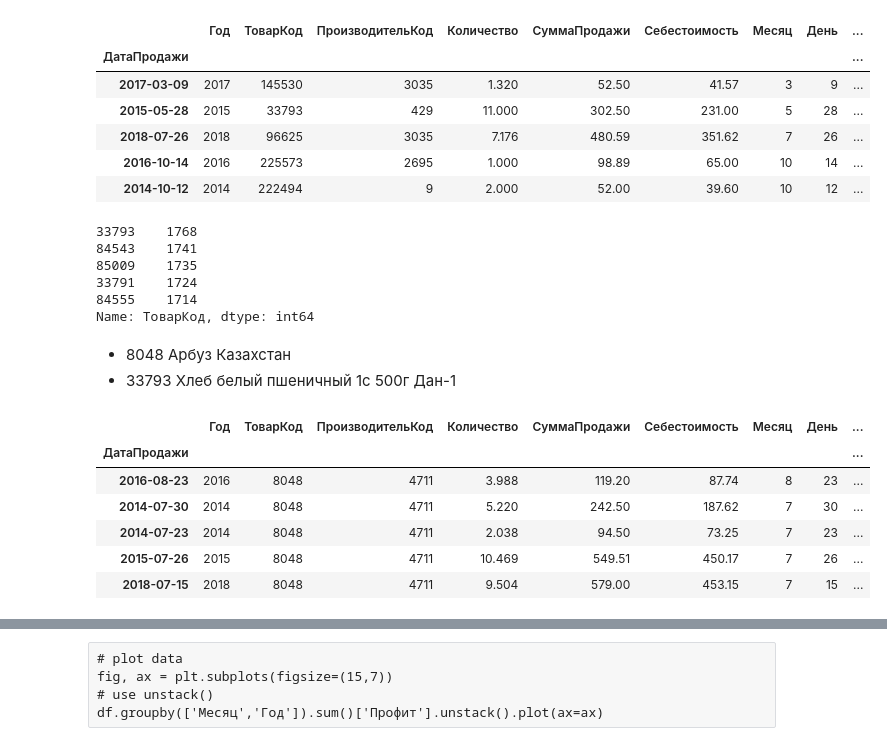
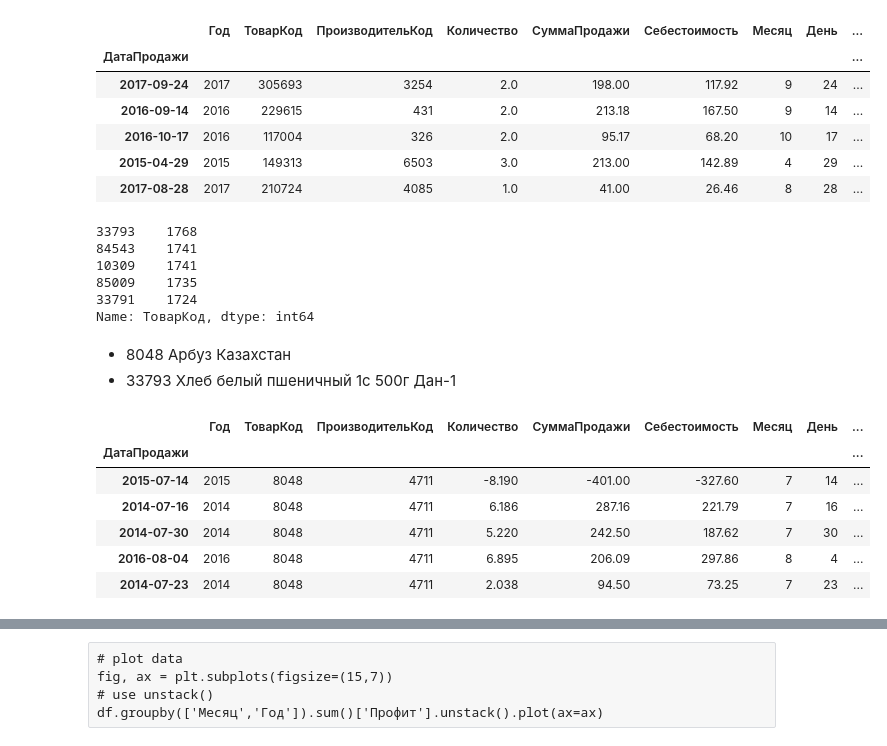
Before and after one commit to gulchitai/terver, a Jupyter notebook: Lesson8/course_project_2_0.ipynb, the cells around one changed output, grey strips where cells are left out. Saved outputs shown, nothing was run; the diff lists cells and outputs as text; code cells hidden in the pictures.

```diff
--- a/Lesson8/course_project_2_0.ipynb
+++ b/Lesson8/course_project_2_0.ipynb
@@ -7,29 +7,29 @@ from pylab import rcParams
 import calendar
 %matplotlib inline
 # %%
-df = pd.read_csv('Sales_pred.csv',',')
+df = pd.read_csv('Sales_pred2.csv',',')
 df['Профит'] = df['СуммаПродажи'] - df['Себестоимость']
 df['ДатаПродажи'] = pd.to_datetime([f'{y}-{m}-{d}' for y, m, d in zip(df['Год'], df['Месяц'], df['День'])])
 df.set_index('ДатаПродажи', inplace=True)
 df['ДеньНедели'] = df.index.weekday
 df['Сезон'] = (df['Месяц']%12 + 3)//3
 df.head()
 # %% [output]
 |  | Год | ТоварКод | ПроизводительКод | Количество | СуммаПродажи | Себестоимость | Месяц | День | ... |
 | ДатаПродажи |  |  |  |  |  |  |  |  | ... |
-| 2017-03-09 | 2017 | 145530 | 3035 | 1.320 | 52.50 | 41.57 | 3 | 9 | ... |
-| 2015-05-28 | 2015 | 33793 | 429 | 11.000 | 302.50 | 231.00 | 5 | 28 | ... |
-| 2018-07-26 | 2018 | 96625 | 3035 | 7.176 | 480.59 | 351.62 | 7 | 26 | ... |
-| 2016-10-14 | 2016 | 225573 | 2695 | 1.000 | 98.89 | 65.00 | 10 | 14 | ... |
-| 2014-10-12 | 2014 | 222494 | 9 | 2.000 | 52.00 | 39.60 | 10 | 12 | ... |
+| 2017-09-24 | 2017 | 305693 | 3254 | 2.0 | 198.00 | 117.92 | 9 | 24 | ... |
+| 2016-09-14 | 2016 | 229615 | 431 | 2.0 | 213.18 | 167.50 | 9 | 14 | ... |
+| 2016-10-17 | 2016 | 117004 | 326 | 2.0 | 95.17 | 68.20 | 10 | 17 | ... |
+| 2015-04-29 | 2015 | 149313 | 6503 | 3.0 | 213.00 | 142.89 | 4 | 29 | ... |
+| 2017-08-28 | 2017 | 210724 | 4085 | 1.0 | 41.00 | 26.46 | 8 | 28 | ... |
 # %%
 df['ТоварКод'].value_counts().head()
 # %% [output]
 33793    1768
 84543    1741
+10309    1741
 85009    1735
 33791    1724
-84555    1714
 Name: ТоварКод, dtype: int64
 # %% [markdown]
 * 8048 Арбуз Казахстан
@@ -41,8 +41,8 @@ df.head()
 # %% [output]
 |  | Год | ТоварКод | ПроизводительКод | Количество | СуммаПродажи | Себестоимость | Месяц | День | ... |
 | ДатаПродажи |  |  |  |  |  |  |  |  | ... |
-| 2016-08-23 | 2016 | 8048 | 4711 | 3.988 | 119.20 | 87.74 | 8 | 23 | ... |
+| 2015-07-14 | 2015 | 8048 | 4711 | -8.190 | -401.00 | -327.60 | 7 | 14 | ... |
+| 2014-07-16 | 2014 | 8048 | 4711 | 6.186 | 287.16 | 221.79 | 7 | 16 | ... |
 | 2014-07-30 | 2014 | 8048 | 4711 | 5.220 | 242.50 | 187.62 | 7 | 30 | ... |
+| 2016-08-04 | 2016 | 8048 | 4711 | 6.895 | 206.09 | 297.86 | 8 | 4 | ... |
 | 2014-07-23 | 2014 | 8048 | 4711 | 2.038 | 94.50 | 73.25 | 7 | 23 | ... |
-| 2015-07-26 | 2015 | 8048 | 4711 | 10.469 | 549.51 | 450.17 | 7 | 26 | ... |
-| 2018-07-15 | 2018 | 8048 | 4711 | 9.504 | 579.00 | 453.15 | 7 | 15 | ... |
```
Also changed, not shown: parts of 2 cells of this notebook, 1 other file.
